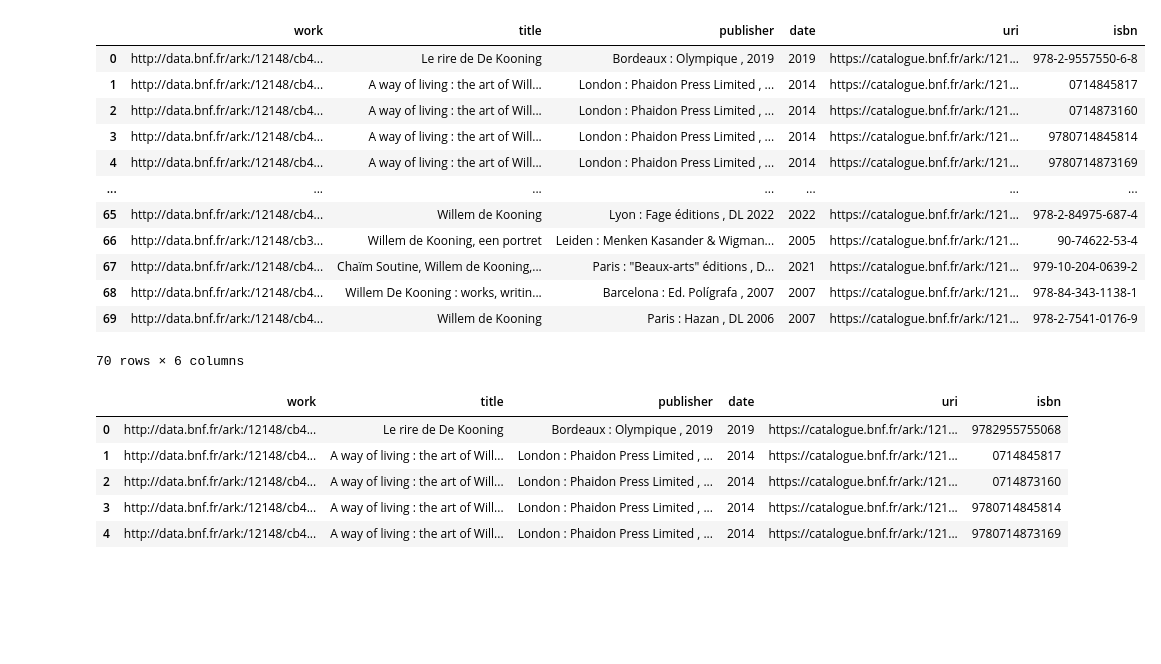
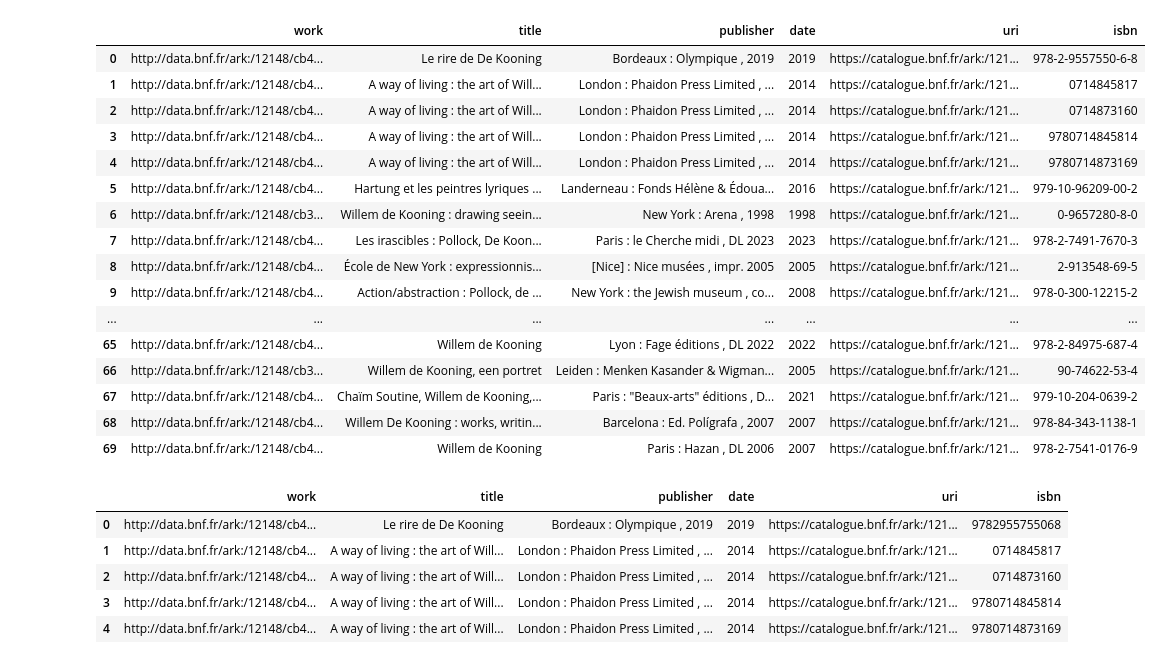
Before and after one commit to giorgiacrosilla/reputationera, a Jupyter notebook: scripts/bibliography_DK.ipynb, the cells around one changed output. Drawn from its saved outputs; the diff is of its cells as text; code cells hidden in the pictures; blank space fills up the shorter version.

```diff
--- a/scripts/bibliography_DK.ipynb
+++ b/scripts/bibliography_DK.ipynb
@@ -48,22 +48,26 @@ questa query ritorna anche l'autore, assieme ad ISBN, il problema è che i risul
 # %%
 import pandas as pd
 query1 = pd.read_csv("databnf_DK.csv")
-# pd.set_option('display.max_rows', None)
+pd.set_option('display.max_rows', None)
 query1
 # %% [output]
 |  | work | title | publisher | date | uri | isbn |
 | 0 | http://data.bnf.fr/ark:/12148/cb4... | Le rire de De Kooning | Bordeaux : Olympique , 2019 | 2019 | https://catalogue.bnf.fr/ark:/121... | 978-2-9557550-6-8 |
 | 1 | http://data.bnf.fr/ark:/12148/cb4... | A way of living : the art of Will... | London : Phaidon Press Limited , ... | 2014 | https://catalogue.bnf.fr/ark:/121... | 0714845817 |
 | 2 | http://data.bnf.fr/ark:/12148/cb4... | A way of living : the art of Will... | London : Phaidon Press Limited , ... | 2014 | https://catalogue.bnf.fr/ark:/121... | 0714873160 |
 | 3 | http://data.bnf.fr/ark:/12148/cb4... | A way of living : the art of Will... | London : Phaidon Press Limited , ... | 2014 | https://catalogue.bnf.fr/ark:/121... | 9780714845814 |
 | 4 | http://data.bnf.fr/ark:/12148/cb4... | A way of living : the art of Will... | London : Phaidon Press Limited , ... | 2014 | https://catalogue.bnf.fr/ark:/121... | 9780714873169 |
+| 5 | http://data.bnf.fr/ark:/12148/cb4... | Hartung et les peintres lyriques ... | Landerneau : Fonds Hélène & Édoua... | 2016 | https://catalogue.bnf.fr/ark:/121... | 979-10-96209-00-2 |
+| 6 | http://data.bnf.fr/ark:/12148/cb3... | Willem de Kooning : drawing seein... | New York : Arena , 1998 | 1998 | https://catalogue.bnf.fr/ark:/121... | 0-9657280-8-0 |
+| 7 | http://data.bnf.fr/ark:/12148/cb4... | Les irascibles : Pollock, De Koon... | Paris : le Cherche midi , DL 2023 | 2023 | https://catalogue.bnf.fr/ark:/121... | 978-2-7491-7670-3 |
+| 8 | http://data.bnf.fr/ark:/12148/cb4... | École de New York : expressionnis... | [Nice] : Nice musées , impr. 2005 | 2005 | https://catalogue.bnf.fr/ark:/121... | 2-913548-69-5 |
+| 9 | http://data.bnf.fr/ark:/12148/cb4... | Action/abstraction : Pollock, de ... | New York : the Jewish museum , co... | 2008 | https://catalogue.bnf.fr/ark:/121... | 978-0-300-12215-2 |
 | ... | ... | ... | ... | ... | ... | ... |
 | 65 | http://data.bnf.fr/ark:/12148/cb4... | Willem de Kooning | Lyon : Fage éditions , DL 2022 | 2022 | https://catalogue.bnf.fr/ark:/121... | 978-2-84975-687-4 |
 | 66 | http://data.bnf.fr/ark:/12148/cb3... | Willem de Kooning, een portret | Leiden : Menken Kasander & Wigman... | 2005 | https://catalogue.bnf.fr/ark:/121... | 90-74622-53-4 |
 | 67 | http://data.bnf.fr/ark:/12148/cb4... | Chaïm Soutine, Willem de Kooning,... | Paris : "Beaux-arts" éditions , D... | 2021 | https://catalogue.bnf.fr/ark:/121... | 979-10-204-0639-2 |
 | 68 | http://data.bnf.fr/ark:/12148/cb4... | Willem De Kooning : works, writin... | Barcelona : Ed. Polígrafa , 2007 | 2007 | https://catalogue.bnf.fr/ark:/121... | 978-84-343-1138-1 |
 | 69 | http://data.bnf.fr/ark:/12148/cb4... | Willem de Kooning | Paris : Hazan , DL 2006 | 2007 | https://catalogue.bnf.fr/ark:/121... | 978-2-7541-0176-9 |
-70 rows × 6 columns
 # %%
 for column_name in query1.columns:
     if column_name == "isbn":
```
Also changed, not shown: parts of 1 cell of this notebook, 2 other files.
